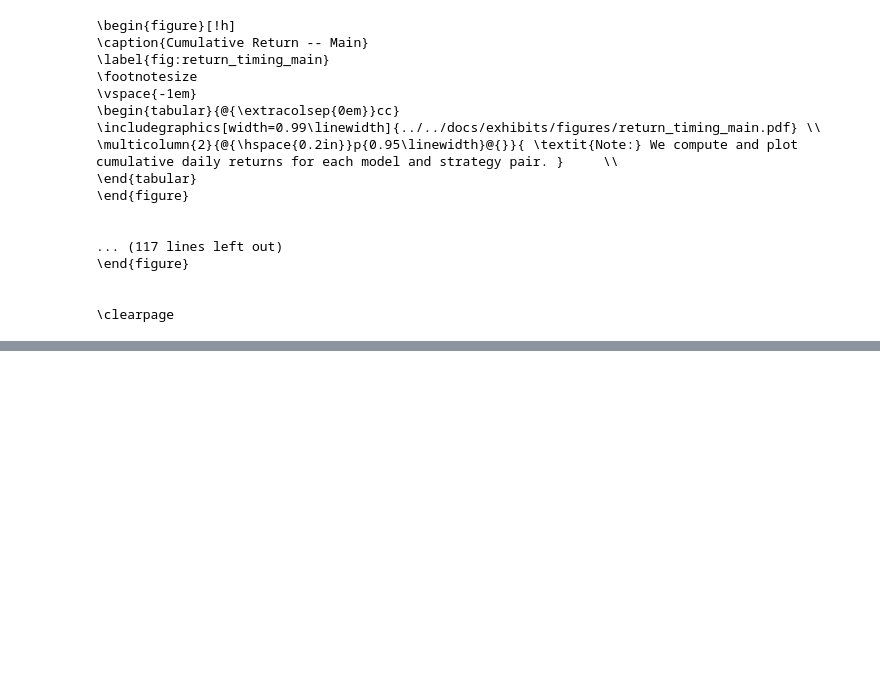
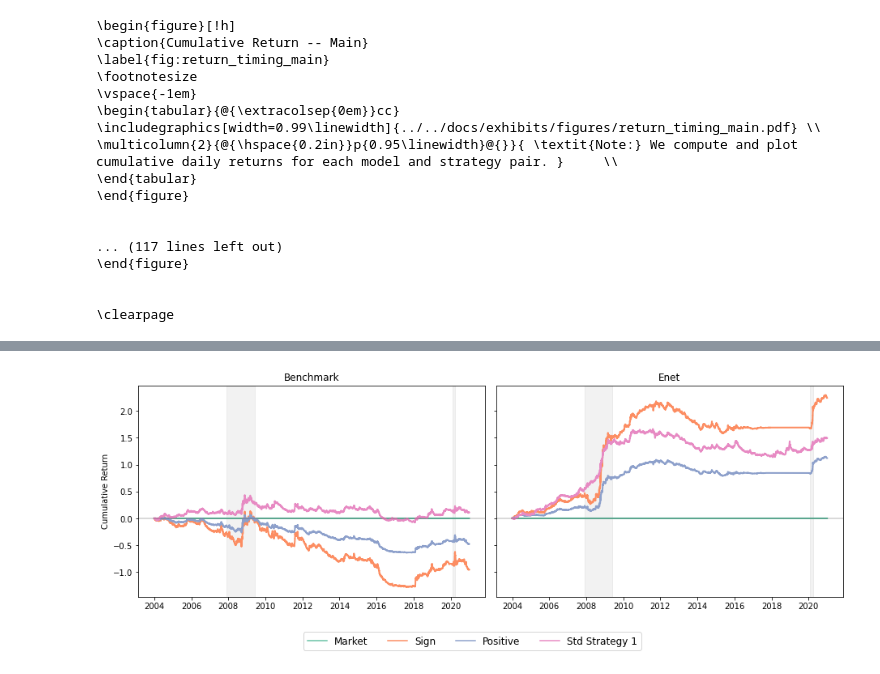
Before and after one commit to B277A/High-Freq-ML, a Jupyter notebook: code/results_analysis/study_return_timing.ipynb, the cells around one changed output, grey strips where cells are left out. Saved outputs shown, nothing was run; the diff lists cells and outputs as text; code cells hidden in the pictures; blank space fills up the shorter version.

```diff
--- a/code/results_analysis/study_return_timing.ipynb
+++ b/code/results_analysis/study_return_timing.ipynb
@@ -298,0 +383,11 @@ fig.savefig(
+# %%
+# Adjusted returns
+fig, axs = plot_returns(
+    oss_returnsadj_all_df.subtract(oss_returns_all_df["Benchmark"]["Market"].values, axis=0),
+    model_list=["Benchmark", "Enet"],
+    figsize=(13, 5),
+)
+[ax.axhline(0, color="k", alpha=0.2) for ax in axs]
+fig.savefig(f"../../docs/exhibits/figures/timing_returnadj_main_diff.pdf")
+# %% [output]
+[figure, added]
```
Also changed, not shown: parts of 25 cells of this notebook, 13 other files.
